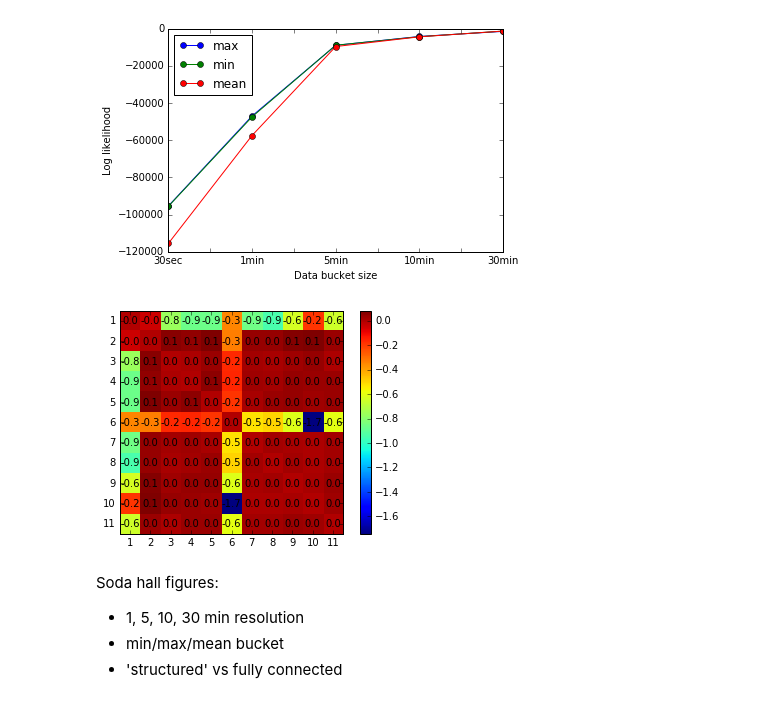
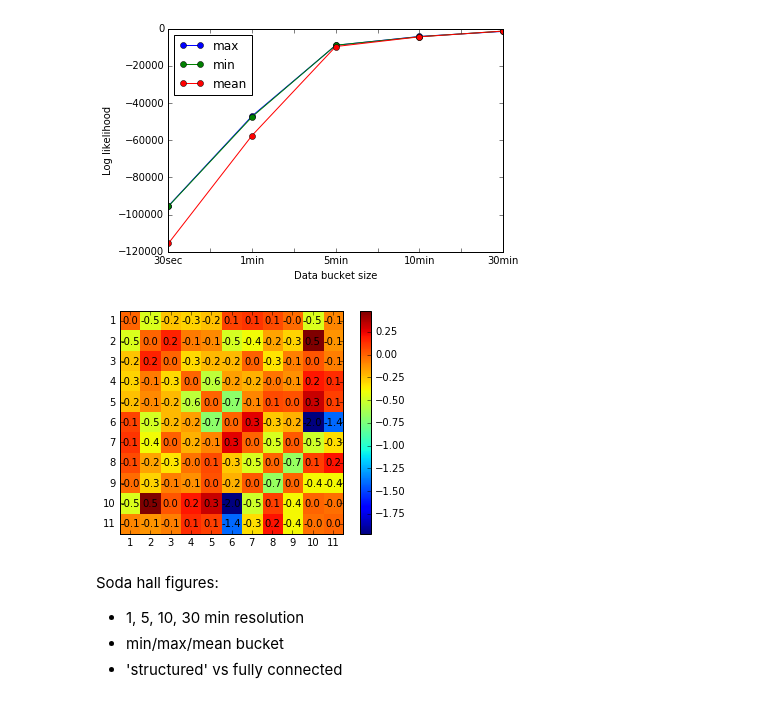
Before and after one commit to gtfierro/cs281project, a Jupyter notebook: Soda Data process.ipynb, the cells around one changed output. Drawn from its saved outputs; the diff is of its cells as text; code cells hidden in the pictures.

```diff
--- a/Soda Data process.ipynb
+++ b/Soda Data process.ipynb
@@ -279,35 +275,35 @@ def get_entries(bucket, sample, edges, nodes, coord):
                 e = e1
             elif e2 in edges:
                 e = e2
             else:
                 #print e1, e2
                 rows[rownode-1].append(0)
                 continue
             #print e
             tt = theta[edges.index(e)]
             rows[rownode-1].append(tt[coord])
     rows = np.array(rows)
 
     fig = plt.figure()
     plt.clf()
     ax = fig.add_subplot(111)
     ax.set_aspect(1)
     res = ax.imshow(np.array(rows), cmap=plt.cm.jet,
                     interpolation='nearest')
 
     width, height = rows.shape
 
     for x in xrange(width):
         for y in xrange(height):
             ax.annotate('{:.1f}'.format(rows[x][y]), xy=(y, x),
                         horizontalalignment='center',
                         verticalalignment='center')
     b = fig.colorbar(res)
     plt.xticks(range(width), nodes[:width])
     plt.yticks(range(height), nodes[:height])
-get_entries('30sec','min_full', full_edges, range(1,12), (1,0))
+get_entries('30min','min_full', full_edges, range(1,12), (1,0))
 # %% [output]
-[figure, old version]
+[figure, new version]
 # %% [markdown]
 Soda hall figures:
 
```
Also changed, not shown: parts of 2 cells of this notebook, 1 other file.
